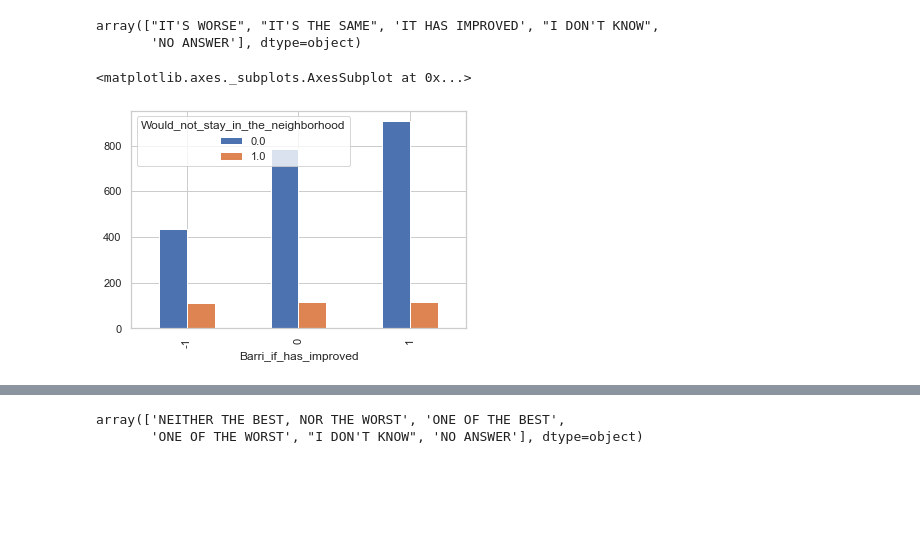
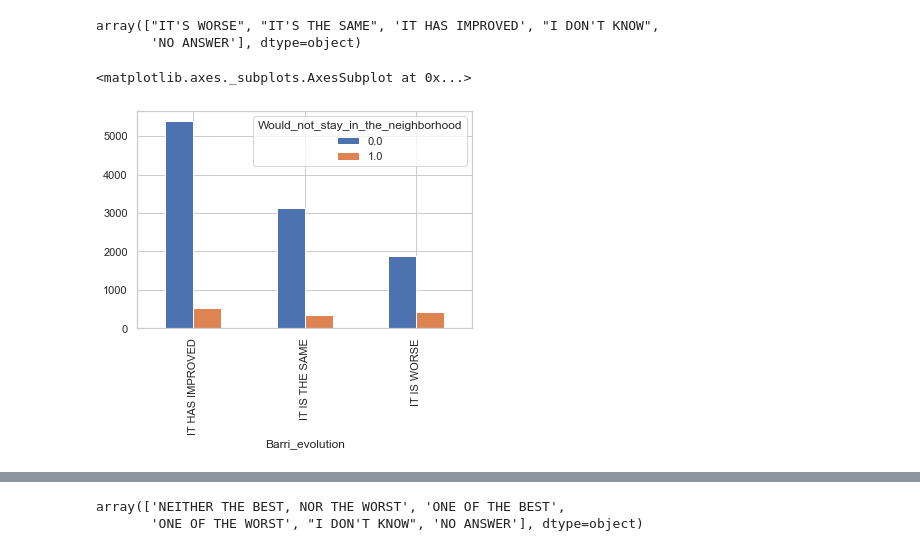
Before and after one commit to abednarczuk/MasterThesis, a Jupyter notebook: 01_Survey_data_EDA.ipynb, the cells around one changed output, grey strips where cells are left out. Cells and saved outputs as stored; diff of their text form; code cells hidden in the pictures; blank space fills up the shorter version.

Commit message:
Work 12/04 final data selectin & very basic logit

```diff
--- a/01_Survey_data_EDA.ipynb
+++ b/01_Survey_data_EDA.ipynb
@@ -846,7 +597,0 @@ array(["IT'S WORSE", 'IT HAS IMPROVED', "IT'S THE SAME", "I DON'T KNOW",
-# %%
-data_prep = {"IT'S WORSE": -1,
-             "IT'S THE SAME": 0,
-             'IT HAS IMPROVED': 1,
-             "I DON'T KNOW": 0,
-             'NO ANSWER': 0}
-data['BCN_if_has_improved'] = [data_prep[i] for i in data['EVO1A_BCN']]
@@ -885,7 +597,0 @@ array(["I DON'T KNOW", 'IT WILL IMPROVE', 'IT WILL WORSE',
-# %%
-data_prep = {'IT WILL WORSE': -1,
-             'IT WILL IMPROVE': 1,
-             'IT WILL STAY THE SAME': 0,
-             "I DON'T KNOW": 0,
-             'NO ANSWER': 0}
-data['BCN_if_will_improve'] = [data_prep[i] for i in data['FUTUR_BCN']]
@@ -962,5 +597,0 @@ array(['GOOD (5 TO 10)', 'BAD (0 TO 4)', "I DON'T KNOW / NO ANSWER"],
-# %%
-data_prep = {'GOOD (5 TO 10)': 1,
-             'BAD (0 TO 4)': -1,
-             "I DON'T KNOW / NO ANSWER": 0}
-data['BCN_city_management'] = [data_prep[i] for i in data['VAL_GESTMUNI_1A2']]
@@ -997,18 +617,18 @@ data.EVO1A_BARRI.unique()
 array(["IT'S WORSE", "IT'S THE SAME", 'IT HAS IMPROVED', "I DON'T KNOW",
        'NO ANSWER'], dtype=object)
 # %%
-data_prep = {"IT'S WORSE": -1,
-             "IT'S THE SAME": 0,
-             'IT HAS IMPROVED': 1,
-             "I DON'T KNOW": 0,
-             'NO ANSWER': 0}
-data['Barri_if_has_improved'] = [data_prep[i] for i in data['EVO1A_BARRI']]
+data_prep = {"IT'S WORSE": "IT IS WORSE",
+             "IT'S THE SAME": "IT IS THE SAME",
+             'IT HAS IMPROVED': "IT HAS IMPROVED",
+             "I DON'T KNOW": np.nan,
+             'NO ANSWER': np.nan}
+data['Barri_evolution'] = [data_prep[i] for i in data['EVO1A_BARRI']]
 # %%
-table = pd.crosstab(data.Barri_if_has_improved, data.Would_not_stay_in_the_neighborhood)
+table = pd.crosstab(data.Barri_evolution, data.Would_not_stay_in_the_neighborhood)
 table.plot(kind='bar')
 # %% [output]
 <matplotlib.axes._subplots.AxesSubplot at 0x...>
-[figure, old version]
+[figure, new version]
 # %%
 table.div(table.sum(1).astype(float), axis=0).plot(kind='bar', stacked=True)
 # %% [output]
```
Also changed, not shown: parts of 216 cells of this notebook, 4 other files.
